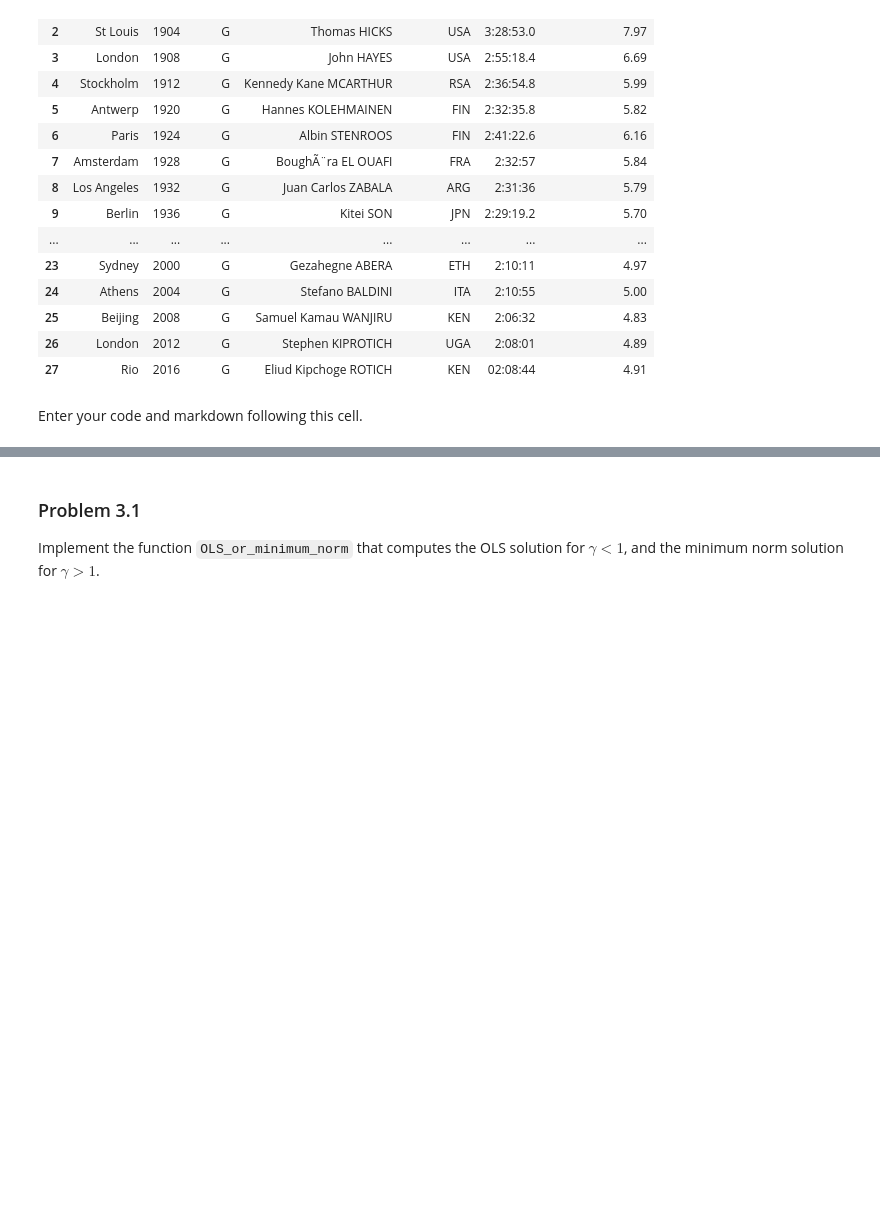
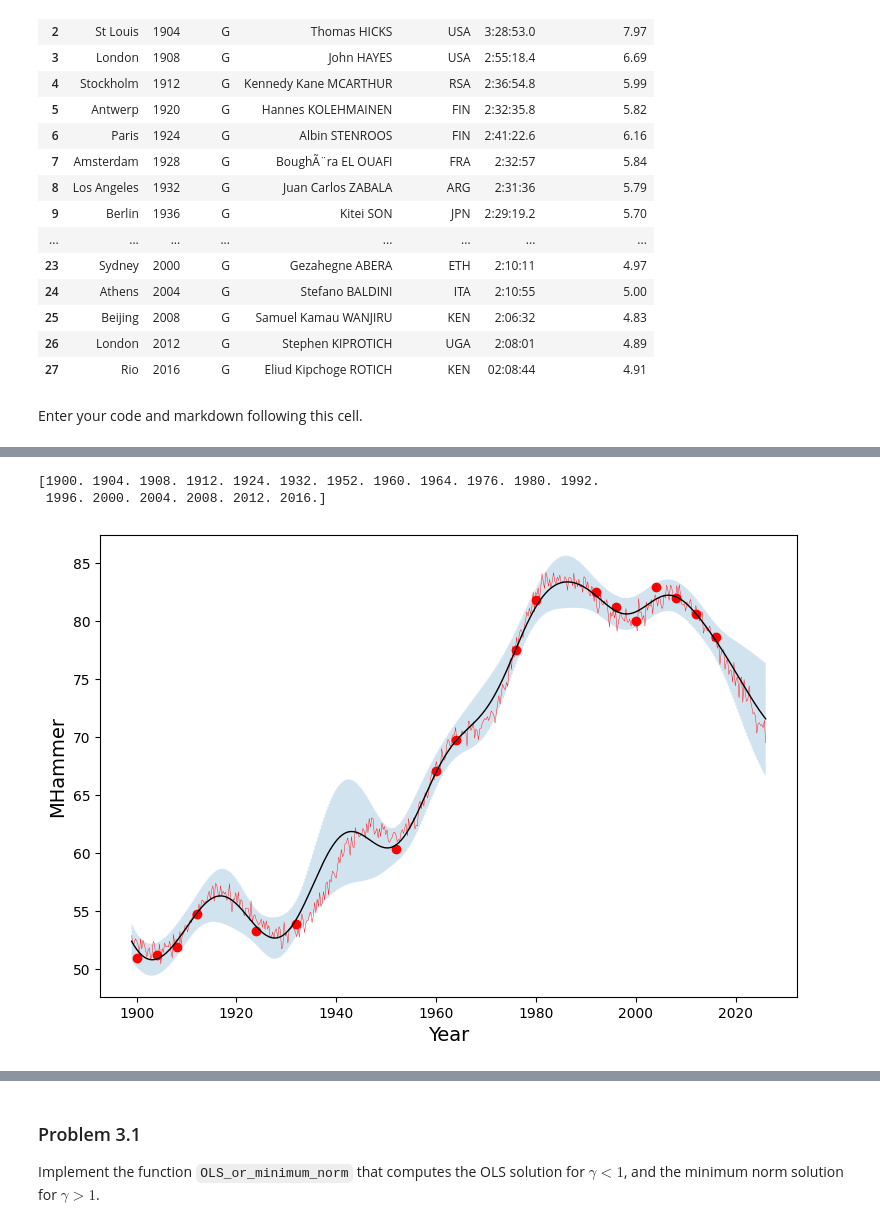
Before and after one commit to hop324/IML, a Jupyter notebook: assignments/assn2/assn2.ipynb, the cells around one changed output, grey strips where cells are left out. Drawn from its saved outputs; the diff is of its cells as text; code cells hidden in the pictures; blank space fills up the shorter version.

```diff
--- a/assignments/assn2/assn2.ipynb
+++ b/assignments/assn2/assn2.ipynb
@@ -504,0 +538,27 @@ gp_olympic_event(
+# %%
+hammer = dat[dat['Event'] == 'Hammer Throw Men']
+hammer = hammer[hammer['Medal'] == 'G']
+hammer = hammer.sort_values('Year')
+
+result_h = np.array(hammer['Result'], dtype=float)
+year_h = np.array(hammer['Year'], dtype=float)
+
+print(year_h)
+
+mask = ~np.isnan(result_h)
+result_h = result_h[mask]
+year_h = year_h[mask]
+
+gp_olympic_event(
+    year=year_h,
+    result=result_h,
+    kernel=K_fun,
+    mean= lambda x: mu_fun(x, np.mean(result_h)),
+    noise=0.3,
+    event_name="MHammer",
+    h=7
+)
+# %% [output]
+[1900. 1904. 1908. 1912. 1924. 1932. 1952. 1960. 1964. 1976. 1980. 1992.
+ 1996. 2000. 2004. 2008. 2012. 2016.]
+[figure, added]
```
Also changed, not shown: parts of 10 cells of this notebook.
